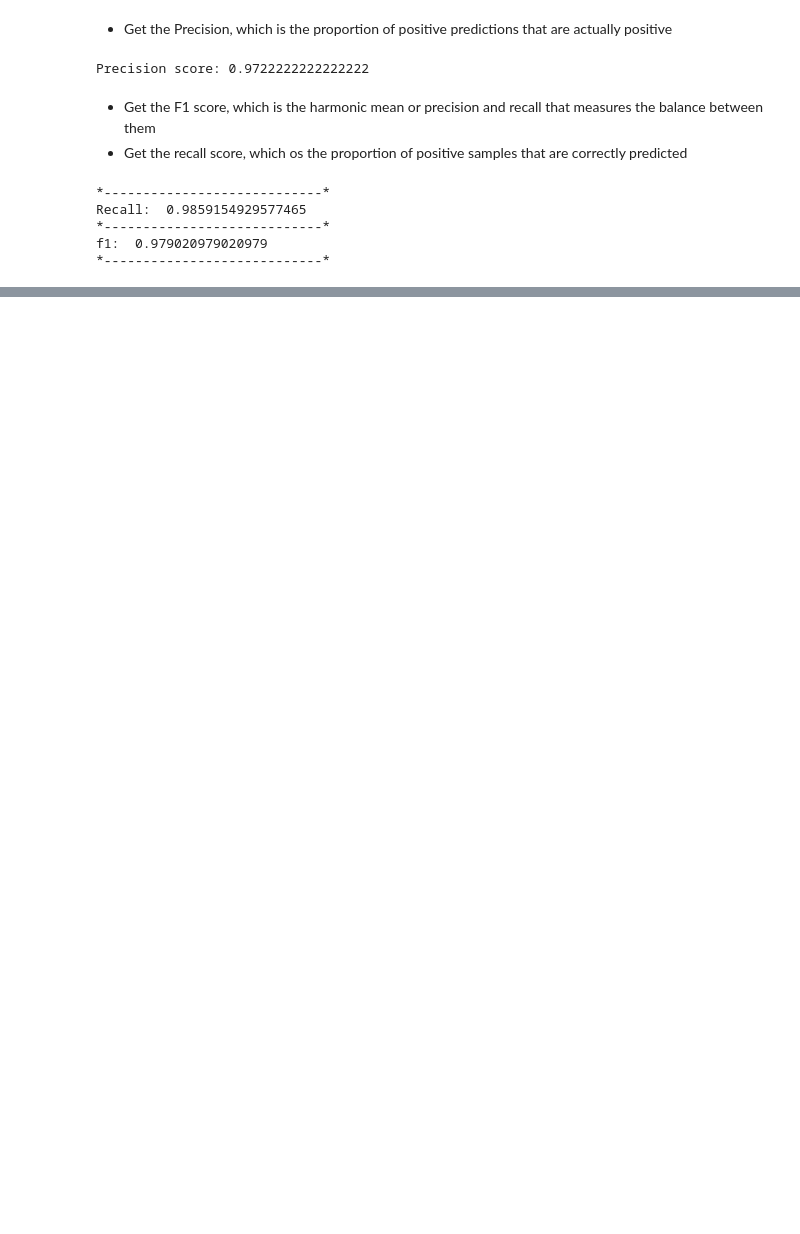
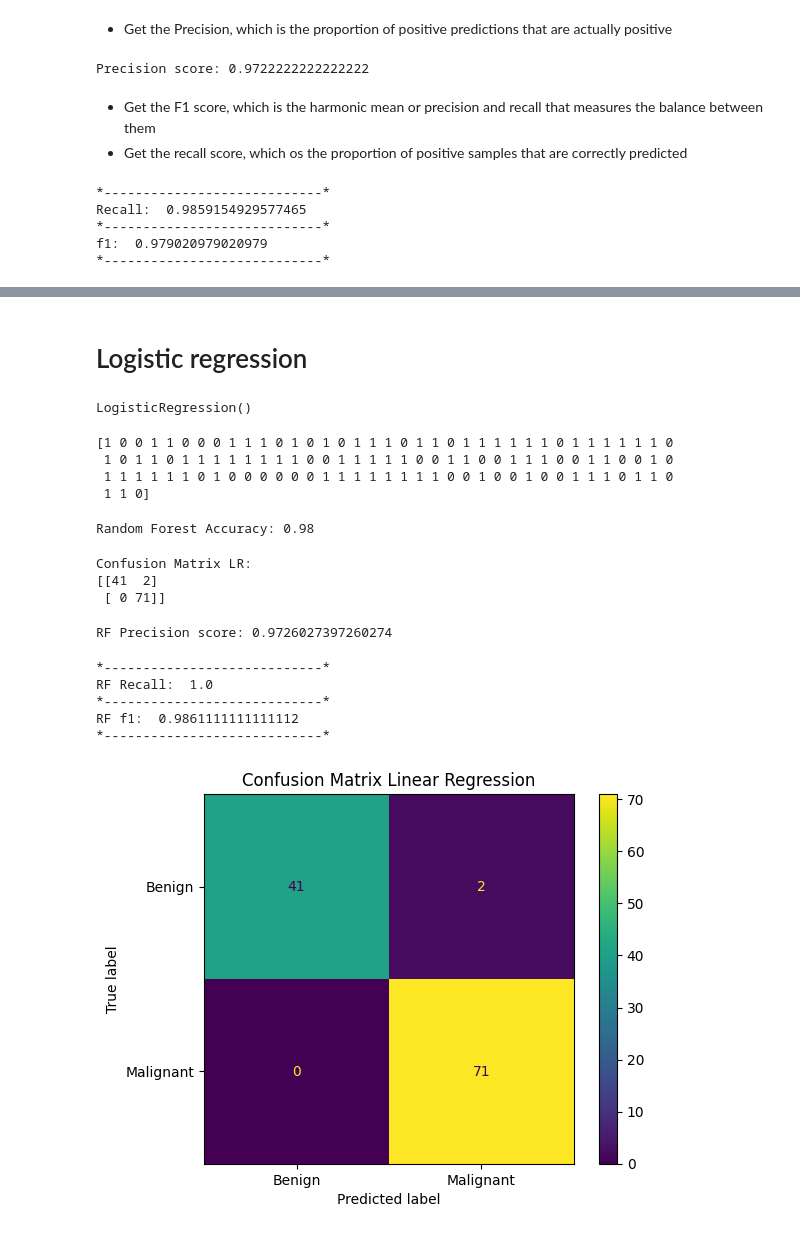
Before and after one commit to EvilWayz79/Breast_Cancer_Wisconsin_Diagnostic, a Jupyter notebook: breast_cancer_WD.ipynb, the cells around one changed output, grey strips where cells are left out. Saved outputs shown, nothing was run; the diff lists cells and outputs as text; code cells hidden in the pictures; blank space fills up the shorter version.

```diff
--- a/breast_cancer_WD.ipynb
+++ b/breast_cancer_WD.ipynb
@@ -257,0 +365,70 @@ Based on these results for the confusion matrix, I would conclude that the class
+# %% [markdown]
+# Logistic regression
+# %%
+
+from sklearn.linear_model import LogisticRegression
+
+# Train LR model
+
+model_LR = LogisticRegression()
+model_LR.fit(X_train, y_train)
+# %% [output]
+LogisticRegression()
+# %%
+# Predictions
+
+y_pred_LR = model_LR.predict(X_test)
+
+print(y_pred_LR)
+# %% [output]
+[1 0 0 1 1 0 0 0 1 1 1 0 1 0 1 0 1 1 1 0 1 1 0 1 1 1 1 1 1 0 1 1 1 1 1 1 0
+ 1 0 1 1 0 1 1 1 1 1 1 1 1 0 0 1 1 1 1 1 0 0 1 1 0 0 1 1 1 0 0 1 1 0 0 1 0
+ 1 1 1 1 1 1 0 1 0 0 0 0 0 0 1 1 1 1 1 1 1 1 0 0 1 0 0 1 0 0 1 1 1 0 1 1 0
+ 1 1 0]
+# %%
+accuracy_LR = accuracy_score(y_test, y_pred_LR)
+
+print(f"Random Forest Accuracy: {accuracy_LR:.2f}")
+# %% [output]
+Random Forest Accuracy: 0.98
+# %%
+# Calculate confusion matrix
+
+conf_matrix_LR = confusion_matrix(y_test, y_pred_LR)
+
+# Display confusion matrix
+
+print("Confusion Matrix LR:")
+print(conf_matrix_LR)
+# %% [output]
+Confusion Matrix LR:
+[[41  2]
+ [ 0 71]]
+# %%
+precision_LR = precision_score(y_test, y_pred_LR)
+print('RF Precision score:', precision_LR)
+# %% [output]
+RF Precision score: 0.9726027397260274
+# %%
+recall_LR = recall_score(y_test, y_pred_LR)
+print("*----------------------------*")
+print("RF Recall: ", recall_LR)
+f1_LR = f1_score(y_test, y_pred_LR)
+print("*----------------------------*")
+print("RF f1: ", f1_LR)
+print("*----------------------------*")
+# %% [output]
+*----------------------------*
+RF Recall:  1.0
+*----------------------------*
+RF f1:  0.9861111111111112
+*----------------------------*
+# %%
+# Plot confusion matrix for LR
+
+cmd_LR = ConfusionMatrixDisplay(conf_matrix_LR, display_labels=['Benign', 'Malignant'])
+cmd_LR.plot()
+plt.title('Confusion Matrix Linear Regression')
+plt.show()
+# %% [output]
+[figure, added]
```
Also changed, not shown: parts of 24 cells of this notebook.
